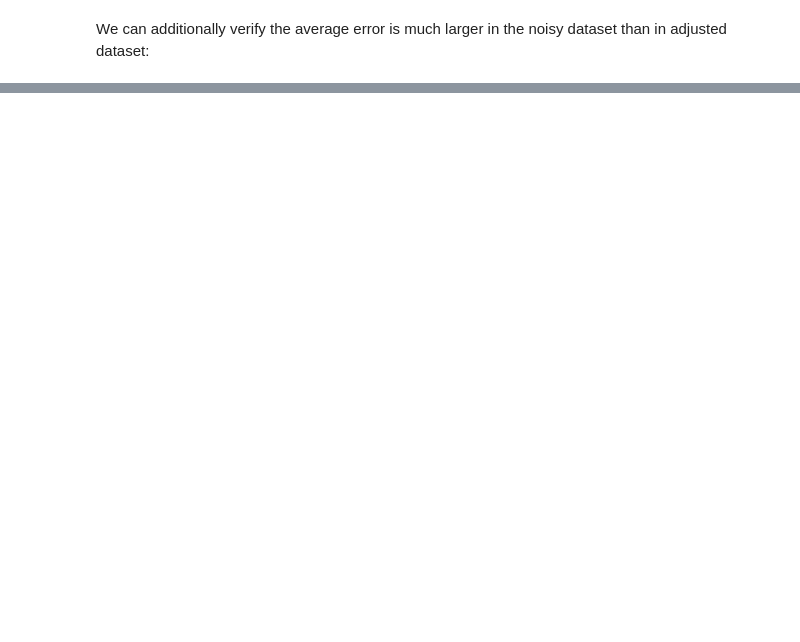
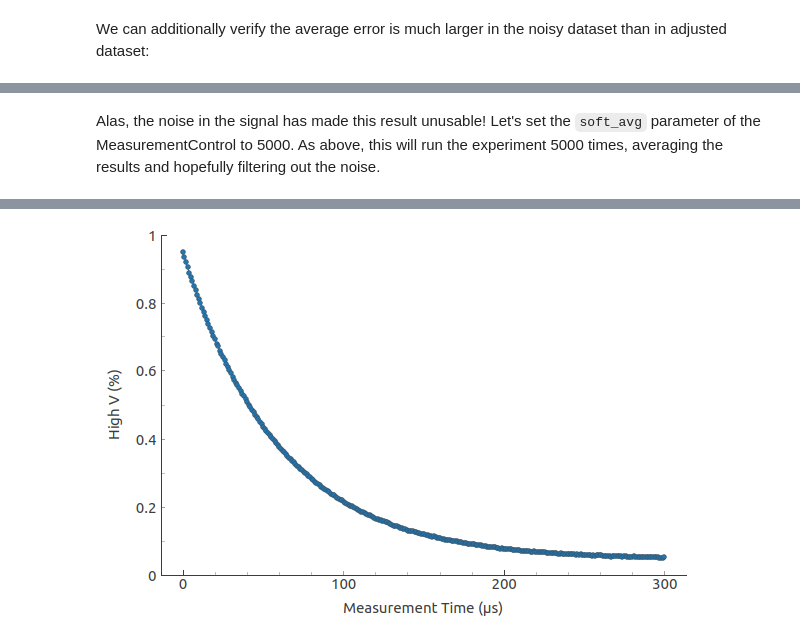
Before and after one commit to quantify-os/quantify-core, a Jupyter notebook: docs/example_notebooks/2. Advanced MeasurementControl.ipynb, the cells around one changed output, grey strips where cells are left out. Saved outputs shown, nothing was run; the diff lists cells and outputs as text; code cells hidden in the pictures; blank space fills up the shorter version.

```diff
--- a/docs/example_notebooks/2. Advanced MeasurementControl.ipynb
+++ b/docs/example_notebooks/2. Advanced MeasurementControl.ipynb
@@ -52,6 +52,6 @@ Different from the `soft` loop is defining the `soft` property of our `Settable`
 # %%
 MC.set_setpars(freq)
-MC.set_setpoints(np.arange(6.0e9, 6.0000001e9))
-MC.set_getpars(MockTransmon())
+MC.set_setpoints(np.arange(6.0001e9, 6.0002e9))
+MC.set_getpars(Resonator())
 dset = MC.run()
 # %% [output]
@@ -164,0 +101,7 @@ plotmon.secondary_QtPlot
+# %% [markdown]
+Alas, the noise in the signal has made this result unusable! Let's set the `soft_avg` parameter of the MeasurementControl to 5000. As above, this will run the experiment 5000 times, averaging the results and hopefully filtering out the noise.
+# %%
+MC.soft_avg(5000)
+MC.run('averaged')
+plotmon.main_QtPlot
+# %% [output]
@@ -164,0 +109 @@ plotmon.secondary_QtPlot
+[figure, added]
```
Also changed, not shown: parts of 31 cells of this notebook.
